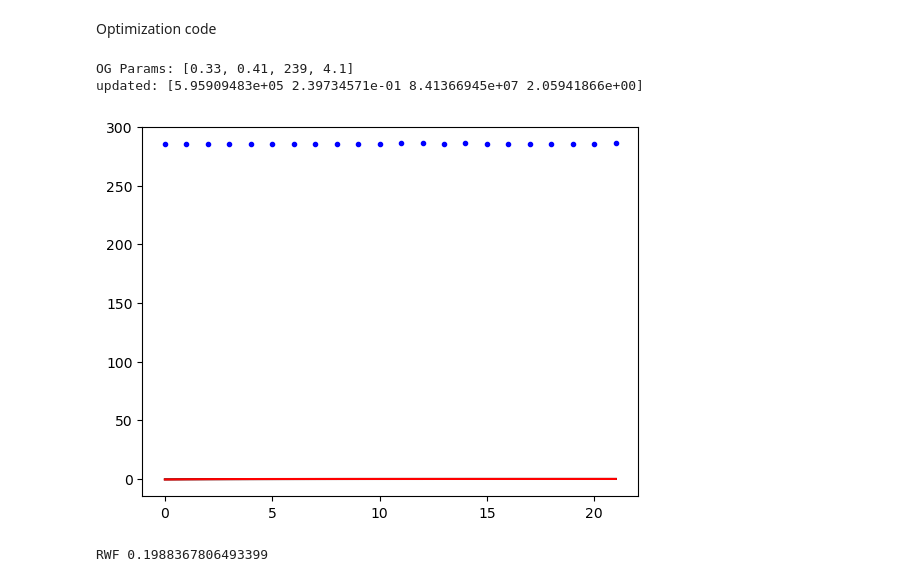
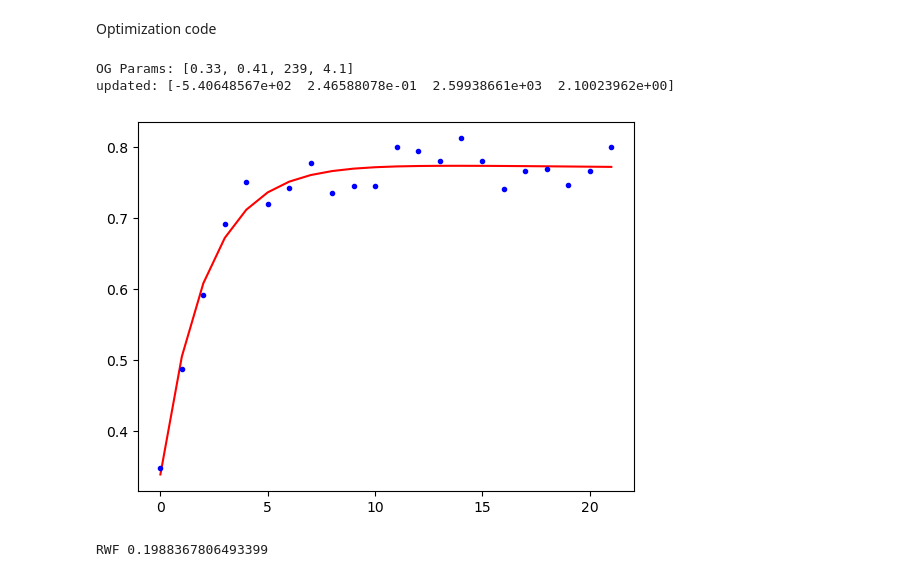
Before and after one commit to FToThe3rdPower/EarthSysModelling, a Jupyter notebook: PlasimEmu.ipynb, the cells around one changed output. Saved outputs shown, nothing was run; the diff lists cells and outputs as text; code cells hidden in the pictures.

```diff
--- a/PlasimEmu.ipynb
+++ b/PlasimEmu.ipynb
@@ -53,8 +53,9 @@ for datasetNum in range(len(file_list)):
         #fill in temp data to the 1st col of array
         dataRRay[dataPt, 1, datasetNum] = set.variables['tas'][dataPt]
 
-#avg of the ensemble members for later comparison
+#subtracted, avg of the ensemble members for later comparison
 avgDataArr = np.average(dataRRay, axis=2)
+avgDataArr[:,1] -= 285
 # %% [markdown]
 Sanity check plots
 # %%
@@ -77,7 +78,7 @@ t = int(fileLen) #years in a file
 # x = t - tau #number of years ago the forcing occured
 
 #CO2 reference amount
-seaOhTwo = 285 #ppm
+seaOhTwo = 285.8 #ppm
 
 #standard settings !!!
 q1 = 0.33 #K/(W/m^2)
@@ -134,10 +135,6 @@ def WomboCombo(xData, que1, que2, dee1, dee2):
 
     #Calculate the sum
     for i in range(0,t):
-
-        #print("R:" + str((que1/dee1)*np.exp(-i/dee1)+(que2/dee2)*np.exp(-i/dee2)))
-
-        ##########Rad Forcing "F"                           #Response func "R"
         summa[i] = F * ((que1/dee1)*np.exp(-i/dee1)+(que2/dee2)*np.exp(-i/dee2))
 
         #print("sum: " +str(summa[i]))
@@ -154,32 +151,31 @@ Optimization code
 # %%
 #functionalize this for calling for each pulse type
 
 c = co2HF[:,1]
-optParamsHalf, covarMat = cf(WomboCombo, avgDataArr[:,0], avgDataArr[:,1]-285.8, p0=paramList, method="dogbox")
+optParamsHalf, covarMat = cf(WomboCombo, avgDataArr[:,0], avgDataArr[:,1], p0=paramList)#, method="lm")
 #print(optParamsHalf)
 
 # c = co2dub[:,1]
 # optParamsDub, covarMat = cf(WomboCombo, avgDataArr[:,0], avgDataArr[:,1], paramList)
 # #print("\n" + str(optParamsDub))
 
 # c = co2quad[:,1]
 # optParamsQuad, covarMat = cf(WomboCombo, avgDataArr[:,0], avgDataArr[:,1], paramList)
 # #print("\n" + str(optParamsQuad))
 
 
 #sanity checking that all of the parameters are the same for real
-print("OG Params: " +str(paramList))
+print("OG Params: " + str(paramList))
 print('updated: ' + str(optParamsHalf))
 
 
-plt.plot(avgDataArr[:,0], WomboCombo(avgDataArr[:,0], paramList[0], paramList[1], paramList[2], paramList[3]), "-k")
 plt.plot(avgDataArr[:,0], WomboCombo(avgDataArr[:,0], optParamsHalf[0], optParamsHalf[1], optParamsHalf[2], optParamsHalf[3]), "-r")
 plt.plot(avgDataArr[:,0], avgDataArr[:,1], ".b")
 plt.show()
 # %% [output]
 OG Params: [0.33, 0.41, 239, 4.1]
-updated: [5.95909483e+05 2.39734571e-01 8.41366945e+07 2.05941866e+00]
+updated: [-5.40648567e+02  2.46588078e-01  2.59938661e+03  2.10023962e+00]
-[figure, old version]
+[figure, new version]
 # %%
 #ECS and TCR calculation
 ECS = k*(q1+q2)
```
Also changed, not shown: parts of 1 cell of this notebook.
